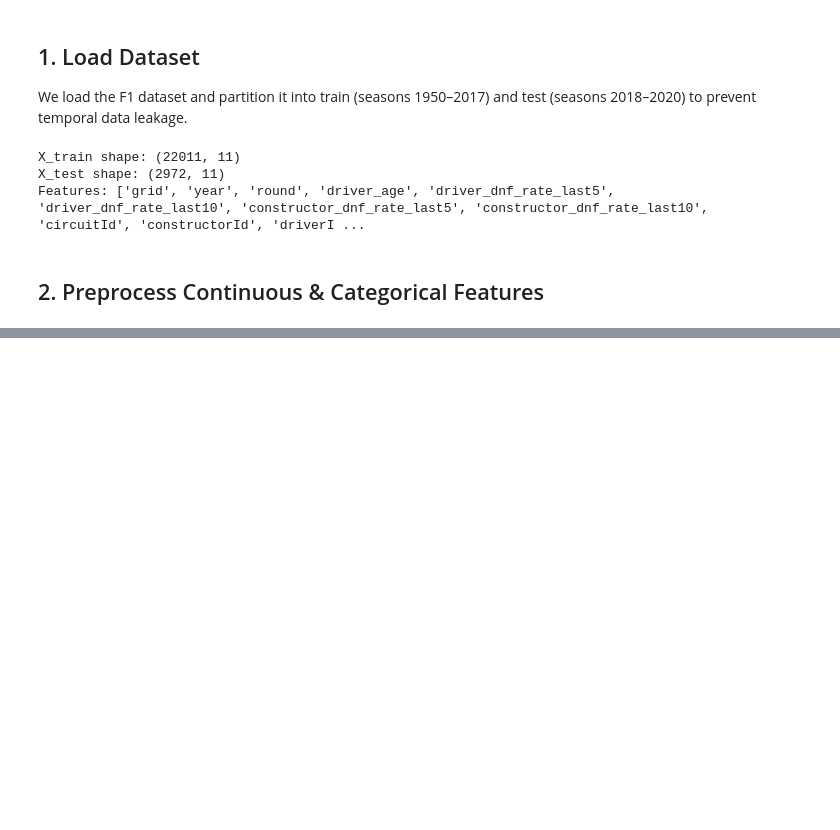
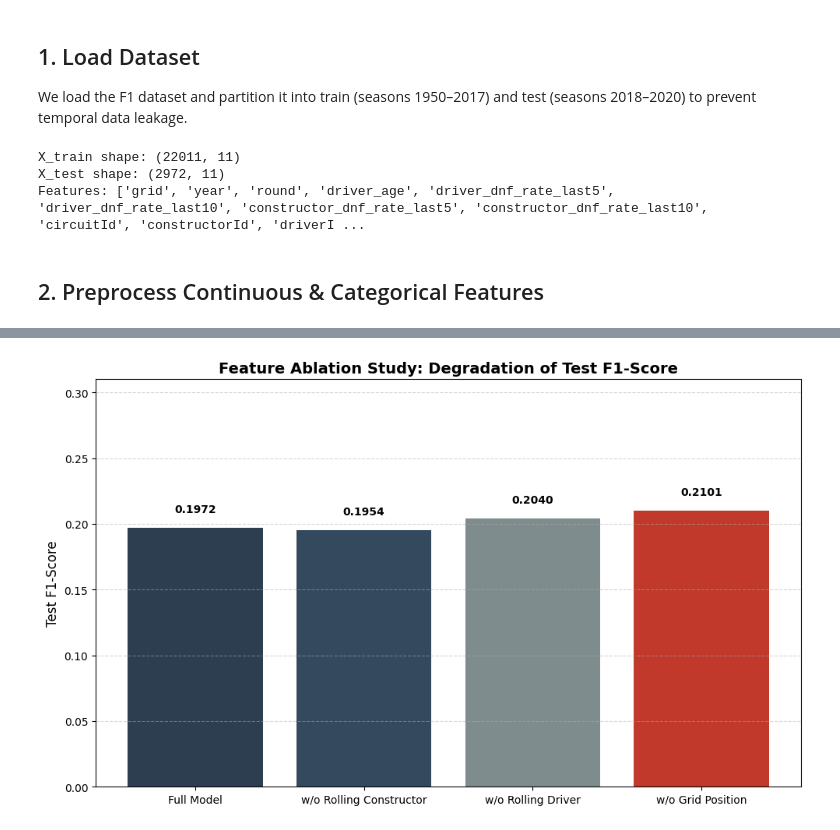
Before and after one commit to brianjjing/dsc148-f1-project, a Jupyter notebook: model/all_models.ipynb, the cells around one changed output, grey strips where cells are left out. Drawn from its saved outputs; the diff is of its cells as text; code cells hidden in the pictures; blank space fills up the shorter version.

```diff
--- a/model/all_models.ipynb
+++ b/model/all_models.ipynb
@@ -140,0 +311,55 @@ print(f"ROC-AUC: {roc_auc_score(y_test, lgb_probs):.4f}")
+# %%
+# Chart 4: Ablation Study Performance Drops
+# Build the ablation results from our evaluations
+ablation_configs = [
+    "Full Model",
+    "w/o Rolling Constructor",
+    "w/o Rolling Driver",
+    "w/o Grid Position"
+]
+
+# Helper to calculate drops
+ablation_f1s = []
+
+# 1. Full
+ablation_f1s.append(f1_score(y_test, lgb_tuned.predict(X_test)))
+
+# 2. w/o Constructor reliability
+cols_no_const = [c for c in X_train.columns if "constructor_dnf_rate" not in c]
+m_no_const = lgb.LGBMClassifier(**params)
+m_no_const.fit(X_train[cols_no_const], y_train)
+ablation_f1s.append(f1_score(y_test, m_no_const.predict(X_test[cols_no_const])))
+
+# 3. w/o Driver reliability
+cols_no_driver = [c for c in X_train.columns if "driver_dnf_rate" not in c]
+m_no_driver = lgb.LGBMClassifier(**params)
+m_no_driver.fit(X_train[cols_no_driver], y_train)
+ablation_f1s.append(f1_score(y_test, m_no_driver.predict(X_test[cols_no_driver])))
+
+# 4. w/o Grid position
+cols_no_grid = [c for c in X_train.columns if c != "grid"]
+m_no_grid = lgb.LGBMClassifier(**params)
+m_no_grid.fit(X_train[cols_no_grid], y_train)
+ablation_f1s.append(f1_score(y_test, m_no_grid.predict(X_test[cols_no_grid])))
+
+df_ablation = pd.DataFrame({
+    "Configuration": ablation_configs,
+    "F1-Score": ablation_f1s
+})
+
+fig, ax = plt.subplots(figsize=(10, 6))
+bars = ax.bar(df_ablation["Configuration"], df_ablation["F1-Score"], color=["#2c3e50", "#34495e", "#7f8c8d", "#c0392b"])
+ax.set_title("Feature Ablation Study: Degradation of Test F1-Score", fontsize=14, fontweight="bold")
+ax.set_ylabel("Test F1-Score", fontsize=12)
+ax.set_ylim(0, max(ablation_f1s) + 0.1)
+ax.grid(axis="y", linestyle="--", alpha=0.5)
+
+# Annotate F1 scores on top of the bars
+for bar in bars:
+    yval = bar.get_height()
+    ax.text(bar.get_x() + bar.get_width()/2.0, yval + 0.01, f"{yval:.4f}", ha='center', va='bottom', fontweight='bold')
+
+plt.tight_layout()
+plt.show()
+# %% [output]
+[figure, added]
```
Also changed, not shown: parts of 18 cells of this notebook.
